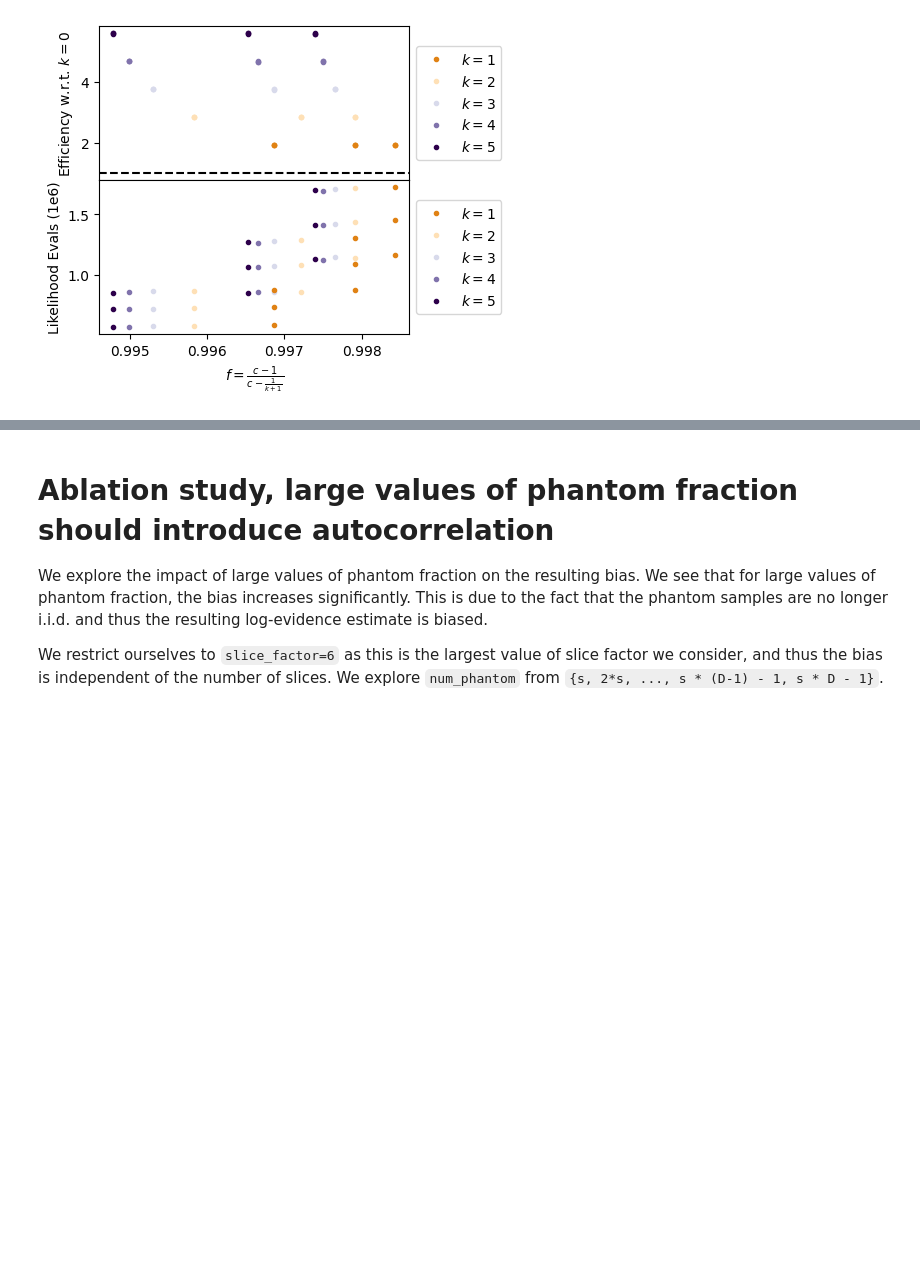
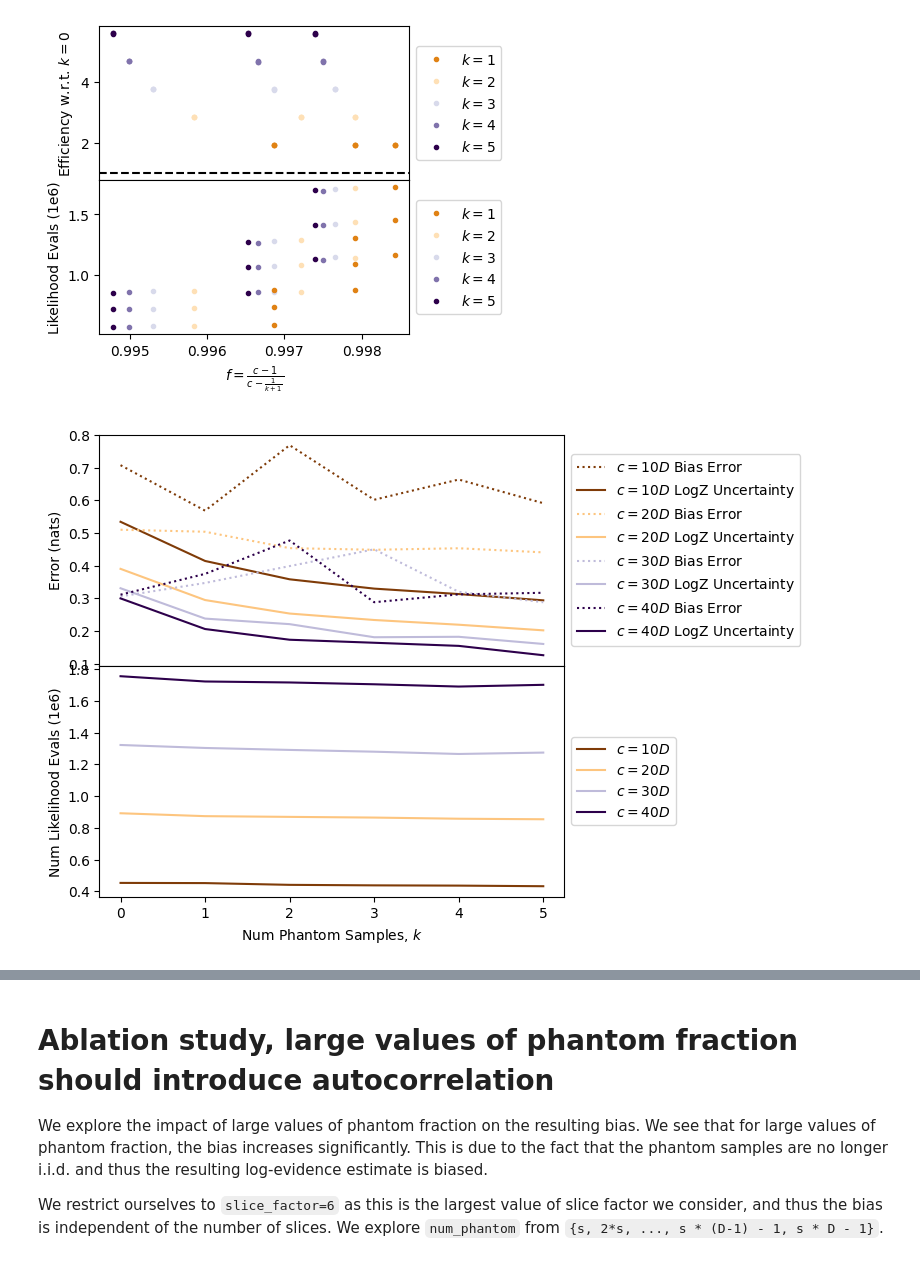
Before and after one commit to Joshuaalbert/jaxns, a Jupyter notebook: docs/papers/phantom-powered-nested-sampling/phantom_bias_tradeoff.ipynb, the cells around one changed output, grey strips where cells are left out. Saved outputs shown, nothing was run; the diff lists cells and outputs as text; code cells hidden in the pictures; blank space fills up the shorter version.

```diff
--- a/docs/papers/phantom-powered-nested-sampling/phantom_bias_tradeoff.ipynb
+++ b/docs/papers/phantom-powered-nested-sampling/phantom_bias_tradeoff.ipynb
@@ -40,7 +40,7 @@ save_file = f"experiment_results_{ndims}D.npz"
 
 npzfile = np.load(save_file)
 log_Z_mean_array = npzfile['log_Z_mean_array'].mean(-1)  # (num_s, num_k, num_c)
-log_Z_uncert_array = npzfile['log_Z_uncert_array'].mean(-1)  # (num_s, num_k, num_c)
+log_Z_uncert_array = np.sqrt(np.square(npzfile['log_Z_uncert_array']).mean(-1))  # (num_s, num_k, num_c)
 num_likelihood_evals_array = npzfile['num_likelihood_evals_array'].mean(-1)  # (num_s, num_k, num_c)
 total_num_samples_array = npzfile['total_num_samples_array'].mean(-1)  # (num_s, num_k, num_c)
 total_num_phantom_samples_array = npzfile['total_num_phantom_samples_array'].mean(-1)  # (num_s, num_k, num_c)
@@ -63,6 +63,9 @@ bias_samples = log_Z_samples - log_Z_asymptote  # (num_s, num_k, num_c, ensemble
 bias = np.mean(bias_samples, axis=-1)  # (num_s, num_k, num_c)
 bias_uncert = np.std(bias_samples, axis=-1)  # (num_s, num_k, num_c)
 
+bias_std = np.std(npzfile['log_Z_mean_array'] - log_Z_asymptote, axis=-1)  # (num_s, num_k, num_c)
+
+
 # Determine efficiency improvement relative to standard nested sampling (k=0)
 sample_efficiency_array = (npzfile['total_num_samples_array'] / npzfile['num_likelihood_evals_array']).mean(
     -1)  # (num_s, num_k, num_c)
@@ -287,3 +290,28 @@ plt.savefig(f"speedup_and_likelihood_vs_f_per_k_{ndims}D.pdf", bbox_inches='tigh
 plt.show()
 # %% [output]
 [figure]
+# %%
+# Plot 2 rows 1 col. row 1: how bias std grows and log_Z uncertainty decreases with increasing k, for each c, for s=s_max
+# row 2: number of likelihood evaluations as a function of k, for each c, for s=s_max
+
+# Make axes share x
+fig, axes = plt.subplots(2, 1, sharex=True, figsize=(6, 6))
+unique_c = np.unique(c_array)
+for i, c in enumerate(c_array):
+    # if c != 40 * ndims:
+    #     continue
+    axes[0].plot(k_array, bias_std[-1, :, i], ls='dotted', c=color(c, unique_c), label=rf"$c={int(c / ndims)}D$ Bias Error")
+    axes[0].plot(k_array, log_Z_uncert_array[-1,:, i], ls='-', c=color(c, unique_c), label=rf"$c={int(c / ndims)}D$ LogZ Uncertainty")
+    axes[1].plot(k_array, num_likelihood_evals_array[-1, :, i] * 1e-6, ls='-', c=color(c, unique_c),
+                 label=rf"$c={int(c / ndims)}D$")
+axes[0].set_ylabel("Error (nats)")
+axes[1].set_ylabel("Num Likelihood Evals (1e6)")
+axes[1].set_xlabel(r"Num Phantom Samples, $k$")
+# legends to right outside
+axes[0].legend(loc='center left', bbox_to_anchor=(1, 0.5))
+axes[1].legend(loc='center left', bbox_to_anchor=(1, 0.5))
+plt.subplots_adjust(wspace=0, hspace=0)
+plt.savefig(f"error_types_and_likelihood_vs_k_per_c_{ndims}D.pdf", bbox_inches='tight', pad_inches=0, dpi=300)
+plt.show()
+# %% [output]
+[figure, added]
```
Also changed, not shown: parts of 6 cells of this notebook, 6 other files.
